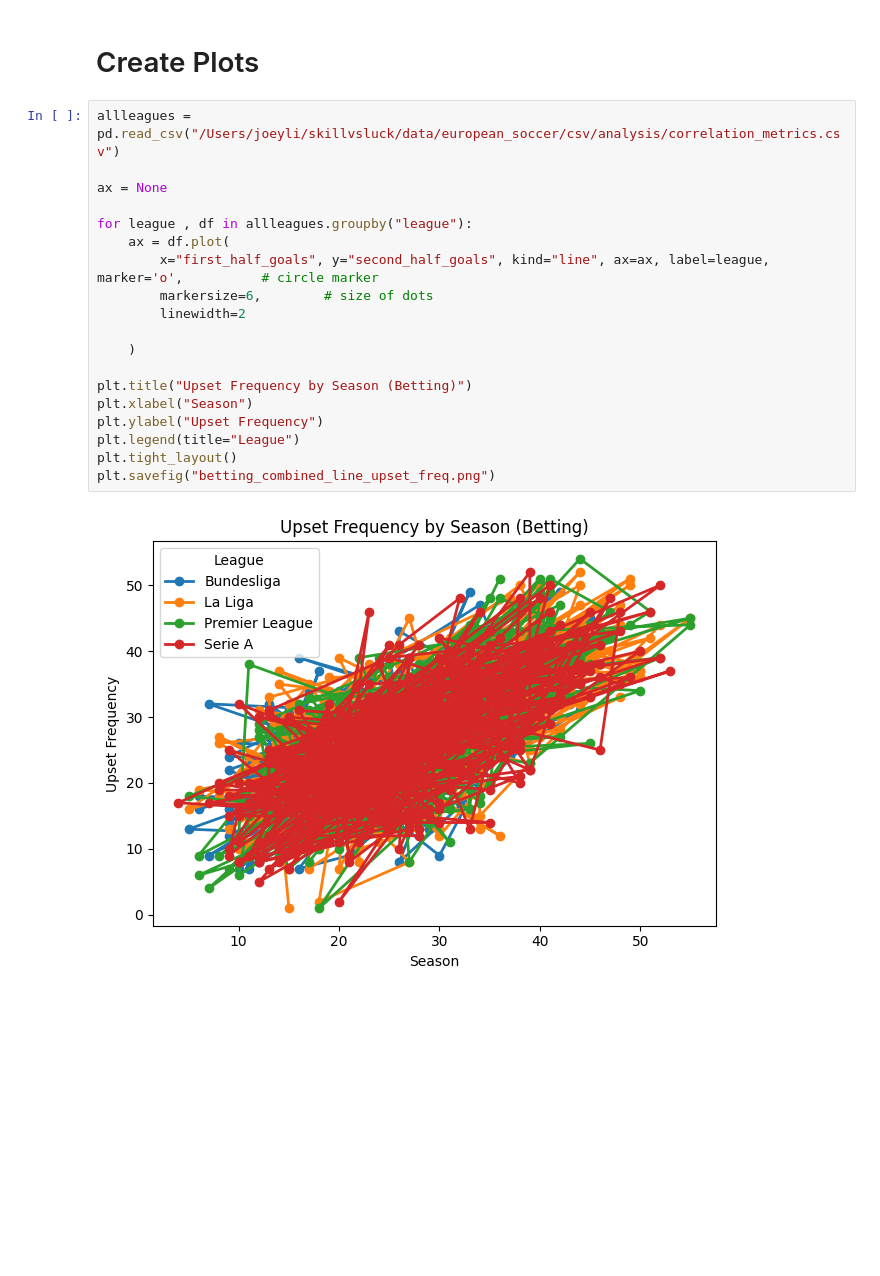
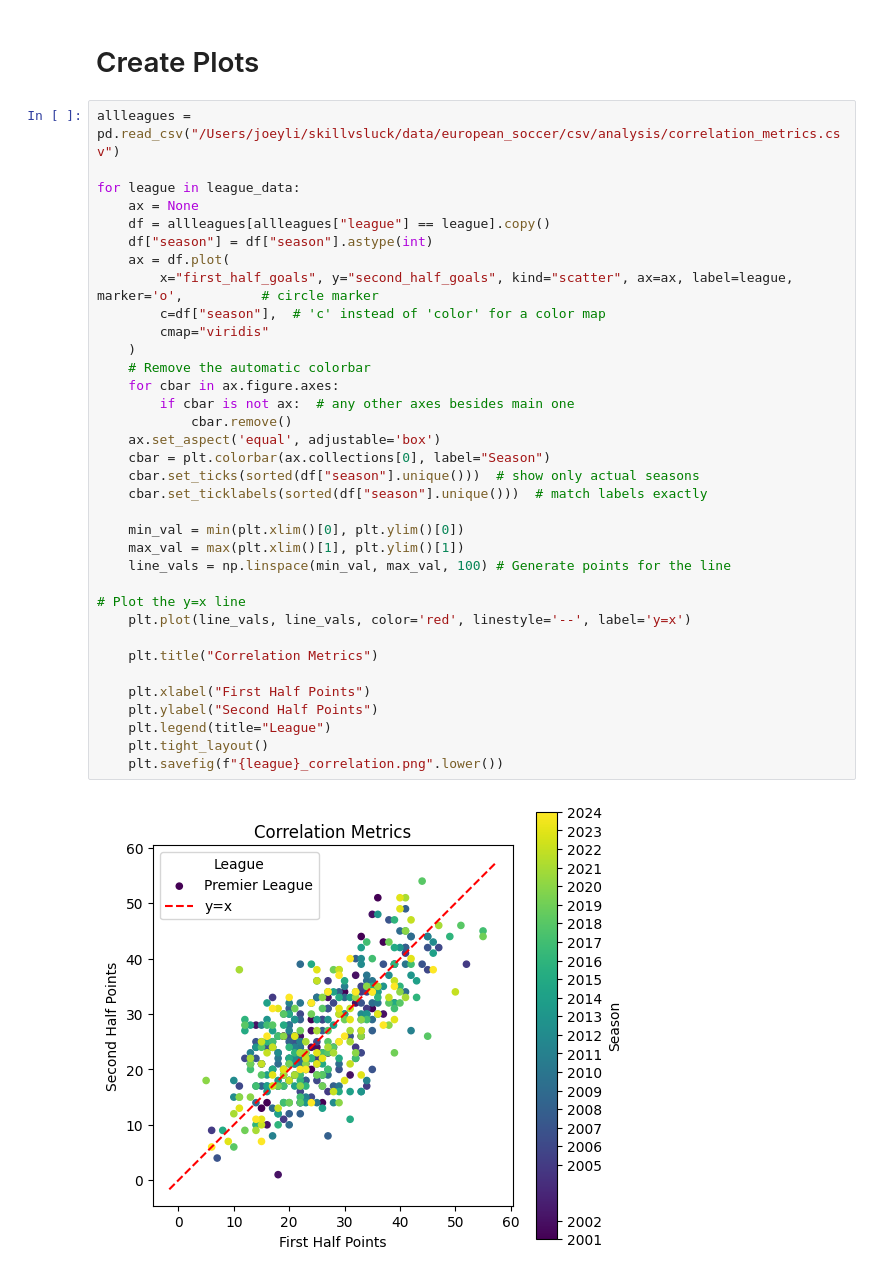
Before and after one commit to mikeyautorino2/skillvsluck, a Jupyter notebook: data/european_soccer/code/correlations.ipynb, the cells around one changed output. Saved outputs shown, nothing was run; the diff lists cells and outputs as text; blank space fills up the shorter version.

Commit message:
added correlation plots

```diff
--- a/data/european_soccer/code/correlations.ipynb
+++ b/data/european_soccer/code/correlations.ipynb
@@ -126,21 +136,37 @@ allleagues.to_csv("correlation_metrics.csv", index=False)
 # %%
 allleagues = pd.read_csv("/Users/joeyli/skillvsluck/data/european_soccer/csv/analysis/correlation_metrics.csv")
 
-ax = None
+for league in league_data:
+    ax = None
+    df = allleagues[allleagues["league"] == league].copy()
+    df["season"] = df["season"].astype(int)
+    ax = df.plot(
+        x="first_half_goals", y="second_half_goals", kind="scatter", ax=ax, label=league, marker='o',          # circle marker
+        c=df["season"],  # 'c' instead of 'color' for a color map
+        cmap="viridis"
+    )
+    # Remove the automatic colorbar
+    for cbar in ax.figure.axes:
+        if cbar is not ax:  # any other axes besides main one
+            cbar.remove()
+    ax.set_aspect('equal', adjustable='box')
+    cbar = plt.colorbar(ax.collections[0], label="Season")
+    cbar.set_ticks(sorted(df["season"].unique()))  # show only actual seasons
+    cbar.set_ticklabels(sorted(df["season"].unique()))  # match labels exactly
 
-for league , df in allleagues.groupby("league"):
-    ax = df.plot(
-        x="first_half_goals", y="second_half_goals", kind="line", ax=ax, label=league, marker='o',          # circle marker
-        markersize=6,        # size of dots
-        linewidth=2
+    min_val = min(plt.xlim()[0], plt.ylim()[0])
+    max_val = max(plt.xlim()[1], plt.ylim()[1])
+    line_vals = np.linspace(min_val, max_val, 100) # Generate points for the line
 
-    )
+# Plot the y=x line
+    plt.plot(line_vals, line_vals, color='red', linestyle='--', label='y=x')
 
-plt.title("Upset Frequency by Season (Betting)")
-plt.xlabel("Season")
-plt.ylabel("Upset Frequency")
-plt.legend(title="League")
-plt.tight_layout()
-plt.savefig("betting_combined_line_upset_freq.png")
+    plt.title("Correlation Metrics")
+
+    plt.xlabel("First Half Points")
+    plt.ylabel("Second Half Points")
+    plt.legend(title="League")
+    plt.tight_layout()
+    plt.savefig(f"{league}_correlation.png".lower())
 # %% [output]
-[figure, old version]
+[figure, new version]
```
Also changed, not shown: parts of 2 cells of this notebook, 11 other files.
